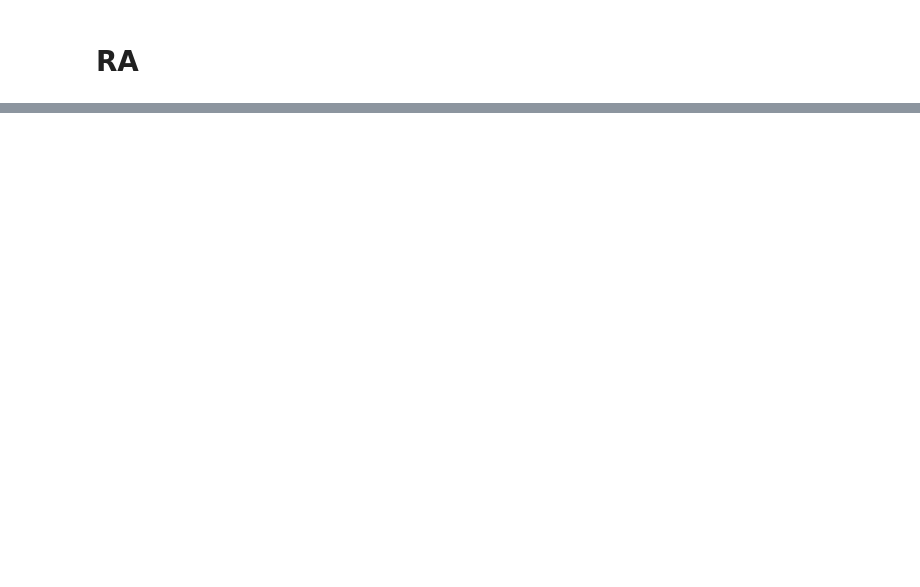
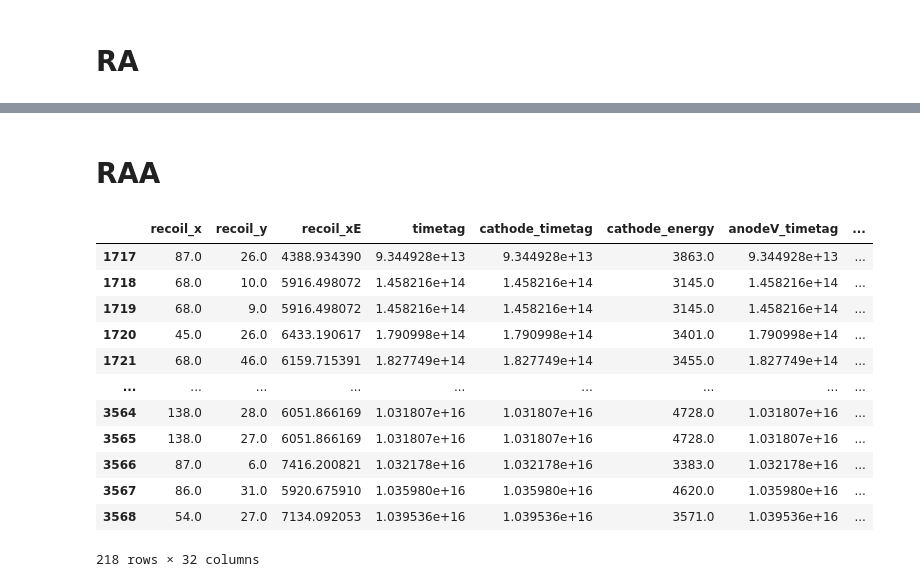
Before and after one commit to JChads4/ppac_code, a Jupyter notebook: analysis_notebook.ipynb, the cells around one changed output, grey strips where cells are left out. Cells and saved outputs as stored; diff of their text form; code cells hidden in the pictures; blank space fills up the shorter version.

```diff
--- a/analysis_notebook.ipynb
+++ b/analysis_notebook.ipynb
@@ -162,0 +168,19 @@ Text(0, 0.5, 'Counts/ 40keV')
+# %% [markdown]
+# RAA
+# %%
+df_RAA = df[df['chain']=='RAA']
+display(df_RAA)
+# %% [output]
+|  | recoil_x | recoil_y | recoil_xE | timetag | cathode_timetag | cathode_energy | anodeV_timetag | ... |
+| 1717 | 87.0 | 26.0 | 4388.934390 | 9.344928e+13 | 9.344928e+13 | 3863.0 | 9.344928e+13 | ... |
+| 1718 | 68.0 | 10.0 | 5916.498072 | 1.458216e+14 | 1.458216e+14 | 3145.0 | 1.458216e+14 | ... |
+| 1719 | 68.0 | 9.0 | 5916.498072 | 1.458216e+14 | 1.458216e+14 | 3145.0 | 1.458216e+14 | ... |
+| 1720 | 45.0 | 26.0 | 6433.190617 | 1.790998e+14 | 1.790998e+14 | 3401.0 | 1.790998e+14 | ... |
+| 1721 | 68.0 | 46.0 | 6159.715391 | 1.827749e+14 | 1.827749e+14 | 3455.0 | 1.827749e+14 | ... |
+| ... | ... | ... | ... | ... | ... | ... | ... | ... |
+| 3564 | 138.0 | 28.0 | 6051.866169 | 1.031807e+16 | 1.031807e+16 | 4728.0 | 1.031807e+16 | ... |
+| 3565 | 138.0 | 27.0 | 6051.866169 | 1.031807e+16 | 1.031807e+16 | 4728.0 | 1.031807e+16 | ... |
+| 3566 | 87.0 | 6.0 | 7416.200821 | 1.032178e+16 | 1.032178e+16 | 3383.0 | 1.032178e+16 | ... |
+| 3567 | 86.0 | 31.0 | 5920.675910 | 1.035980e+16 | 1.035980e+16 | 4620.0 | 1.035980e+16 | ... |
+| 3568 | 54.0 | 27.0 | 7134.092053 | 1.039536e+16 | 1.039536e+16 | 3571.0 | 1.039536e+16 | ... |
+218 rows × 32 columns
```
Also changed, not shown: parts of 9 cells of this notebook, 1 other file.
